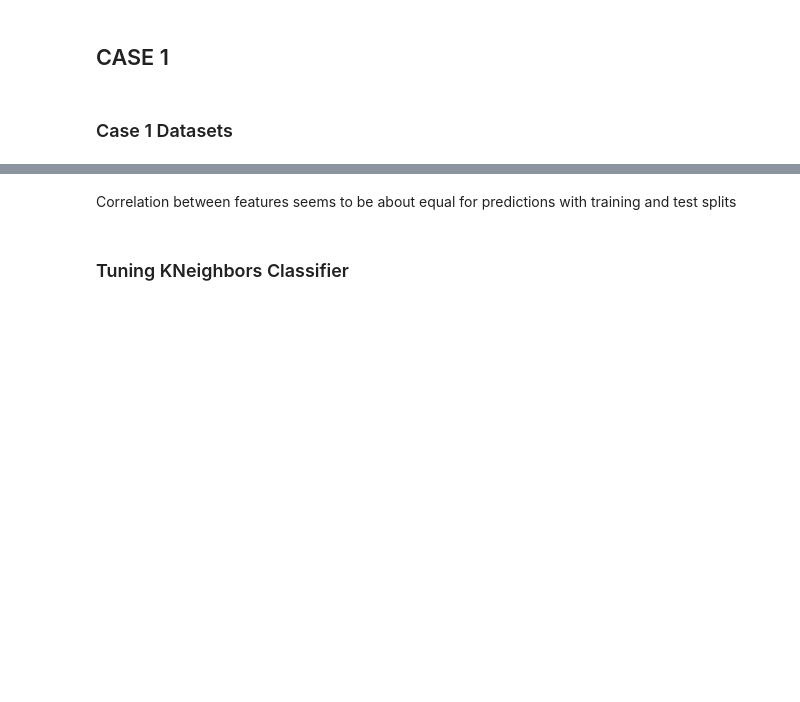
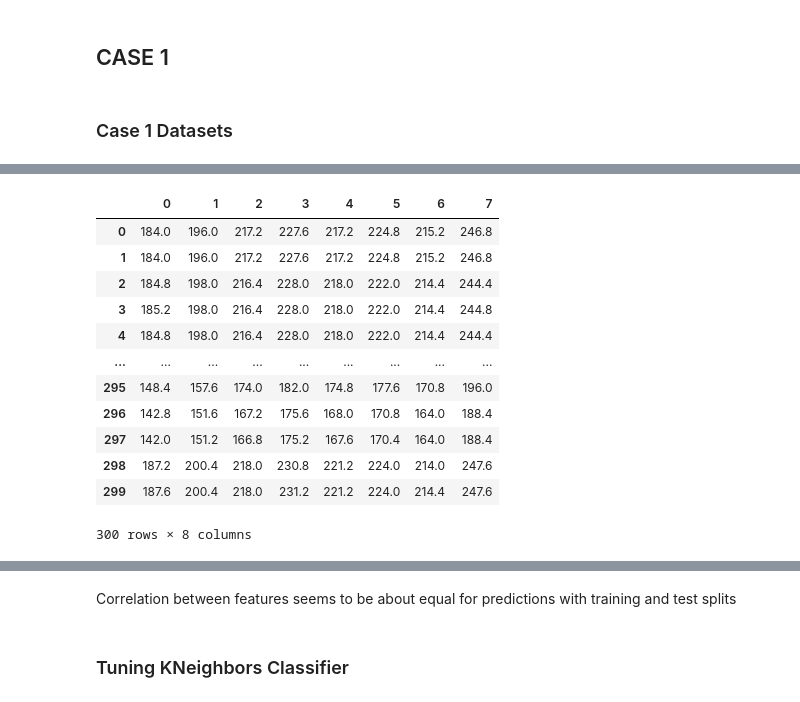
Before and after one commit to wsxhjnb1/Classifier-for-Hardware-Trojan-Detection, a Jupyter notebook: project.ipynb, the cells around one changed output, grey strips where cells are left out. Cells and saved outputs as stored; diff of their text form; code cells hidden in the pictures; blank space fills up the shorter version.

```diff
--- a/project.ipynb
+++ b/project.ipynb
@@ -128,5 +128,21 @@ Type selection: ['TI', 'TF', 'TI', 'TF', 'TI', 'TF']
 TI: 3
 TF: 3
+# %%
+pd.DataFrame(train24_data)
+# %% [output]
+|  | 0 | 1 | 2 | 3 | 4 | 5 | 6 | 7 |
+| 0 | 184.0 | 196.0 | 217.2 | 227.6 | 217.2 | 224.8 | 215.2 | 246.8 |
+| 1 | 184.0 | 196.0 | 217.2 | 227.6 | 217.2 | 224.8 | 215.2 | 246.8 |
+| 2 | 184.8 | 198.0 | 216.4 | 228.0 | 218.0 | 222.0 | 214.4 | 244.4 |
+| 3 | 185.2 | 198.0 | 216.4 | 228.0 | 218.0 | 222.0 | 214.4 | 244.8 |
+| 4 | 184.8 | 198.0 | 216.4 | 228.0 | 218.0 | 222.0 | 214.4 | 244.4 |
+| ... | ... | ... | ... | ... | ... | ... | ... | ... |
+| 295 | 148.4 | 157.6 | 174.0 | 182.0 | 174.8 | 177.6 | 170.8 | 196.0 |
+| 296 | 142.8 | 151.6 | 167.2 | 175.6 | 168.0 | 170.8 | 164.0 | 188.4 |
+| 297 | 142.0 | 151.2 | 166.8 | 175.2 | 167.6 | 170.4 | 164.0 | 188.4 |
+| 298 | 187.2 | 200.4 | 218.0 | 230.8 | 221.2 | 224.0 | 214.0 | 247.6 |
+| 299 | 187.6 | 200.4 | 218.0 | 231.2 | 221.2 | 224.0 | 214.4 | 247.6 |
+300 rows × 8 columns
 # %%
 # 24 Training - Create Dataframe objects and compute correlations
 train24_data_df = pd.DataFrame(train24_data)
```
Also changed, not shown: parts of 13 cells of this notebook.
